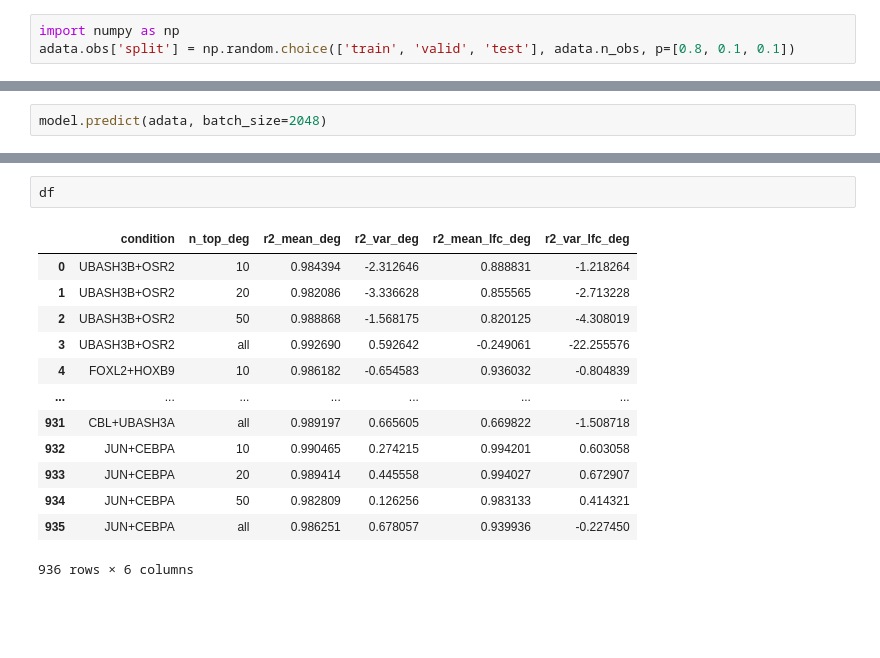
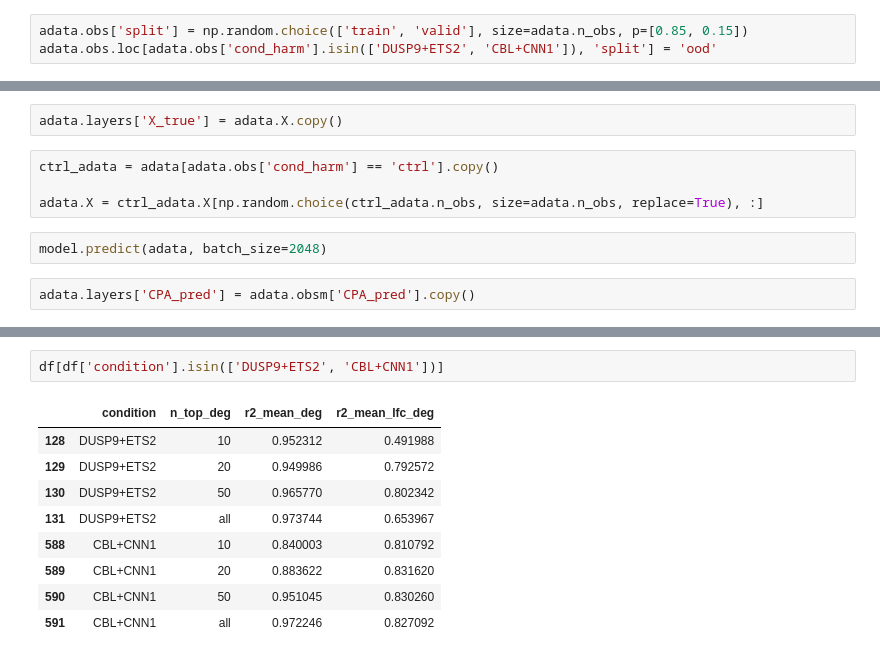
Before and after one commit to theislab/cpa, a Jupyter notebook: docs/tutorials/Norman.ipynb, the cells around one changed output, grey strips where cells are left out. Drawn from its saved outputs; the diff is of its cells as text; blank space fills up the shorter version.

```diff
--- a/docs/tutorials/Norman.ipynb
+++ b/docs/tutorials/Norman.ipynb
@@ -145,3 +145,3 @@ For train/valid/test split we use random split with 80 (train)/10(validation)/10
 # %%
-import numpy as np
-adata.obs['split'] = np.random.choice(['train', 'valid', 'test'], adata.n_obs, p=[0.8, 0.1, 0.1])
+adata.obs['split'] = np.random.choice(['train', 'valid'], size=adata.n_obs, p=[0.85, 0.15])
+adata.obs.loc[adata.obs['cond_harm'].isin(['DUSP9+ETS2', 'CBL+CNN1']), 'split'] = 'ood'
@@ -350,2 +347,10 @@ captured the variation in top `n` differentially expressed genes when compared t
+# %%
+adata.layers['X_true'] = adata.X.copy()
+# %%
+ctrl_adata = adata[adata.obs['cond_harm'] == 'ctrl'].copy()
+
+adata.X = ctrl_adata.X[np.random.choice(ctrl_adata.n_obs, size=adata.n_obs, replace=True), :]
 # %%
 model.predict(adata, batch_size=2048)
+# %%
+adata.layers['CPA_pred'] = adata.obsm['CPA_pred'].copy()
@@ -411,16 +413,12 @@ df.head()
 # %%
-df
+df[df['condition'].isin(['DUSP9+ETS2', 'CBL+CNN1'])]
 # %% [output]
-|  | condition | n_top_deg | r2_mean_deg | r2_var_deg | r2_mean_lfc_deg | r2_var_lfc_deg |
-| 0 | UBASH3B+OSR2 | 10 | 0.984394 | -2.312646 | 0.888831 | -1.218264 |
-| 1 | UBASH3B+OSR2 | 20 | 0.982086 | -3.336628 | 0.855565 | -2.713228 |
-| 2 | UBASH3B+OSR2 | 50 | 0.988868 | -1.568175 | 0.820125 | -4.308019 |
-| 3 | UBASH3B+OSR2 | all | 0.992690 | 0.592642 | -0.249061 | -22.255576 |
-| 4 | FOXL2+HOXB9 | 10 | 0.986182 | -0.654583 | 0.936032 | -0.804839 |
-| ... | ... | ... | ... | ... | ... | ... |
-| 931 | CBL+UBASH3A | all | 0.989197 | 0.665605 | 0.669822 | -1.508718 |
-| 932 | JUN+CEBPA | 10 | 0.990465 | 0.274215 | 0.994201 | 0.603058 |
-| 933 | JUN+CEBPA | 20 | 0.989414 | 0.445558 | 0.994027 | 0.672907 |
-| 934 | JUN+CEBPA | 50 | 0.982809 | 0.126256 | 0.983133 | 0.414321 |
-| 935 | JUN+CEBPA | all | 0.986251 | 0.678057 | 0.939936 | -0.227450 |
+|  | condition | n_top_deg | r2_mean_deg | r2_mean_lfc_deg |
+| 128 | DUSP9+ETS2 | 10 | 0.952312 | 0.491988 |
+| 129 | DUSP9+ETS2 | 20 | 0.949986 | 0.792572 |
+| 130 | DUSP9+ETS2 | 50 | 0.965770 | 0.802342 |
+| 131 | DUSP9+ETS2 | all | 0.973744 | 0.653967 |
+| 588 | CBL+CNN1 | 10 | 0.840003 | 0.810792 |
+| 589 | CBL+CNN1 | 20 | 0.883622 | 0.831620 |
+| 590 | CBL+CNN1 | 50 | 0.951045 | 0.830260 |
+| 591 | CBL+CNN1 | all | 0.972246 | 0.827092 |
-936 rows × 6 columns
```
Also changed, not shown: parts of 20 cells of this notebook.
